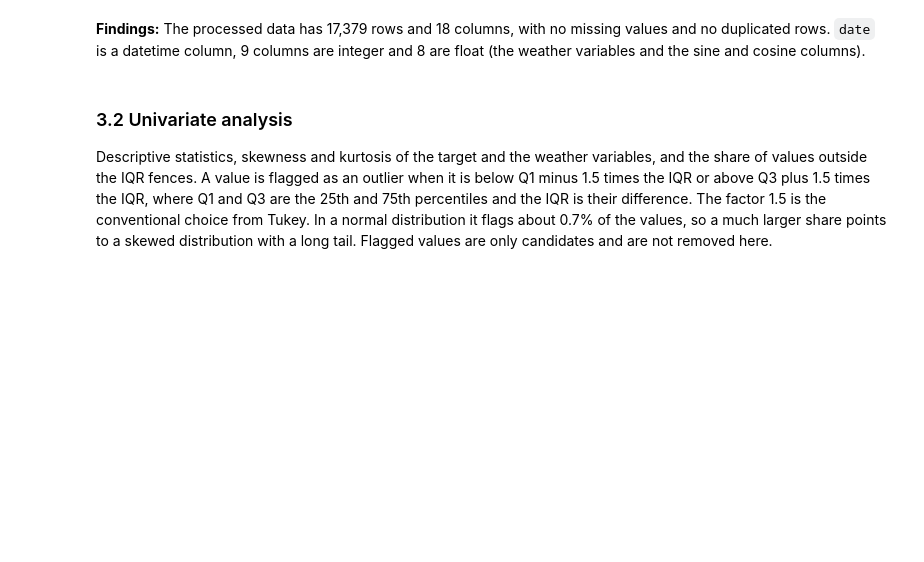
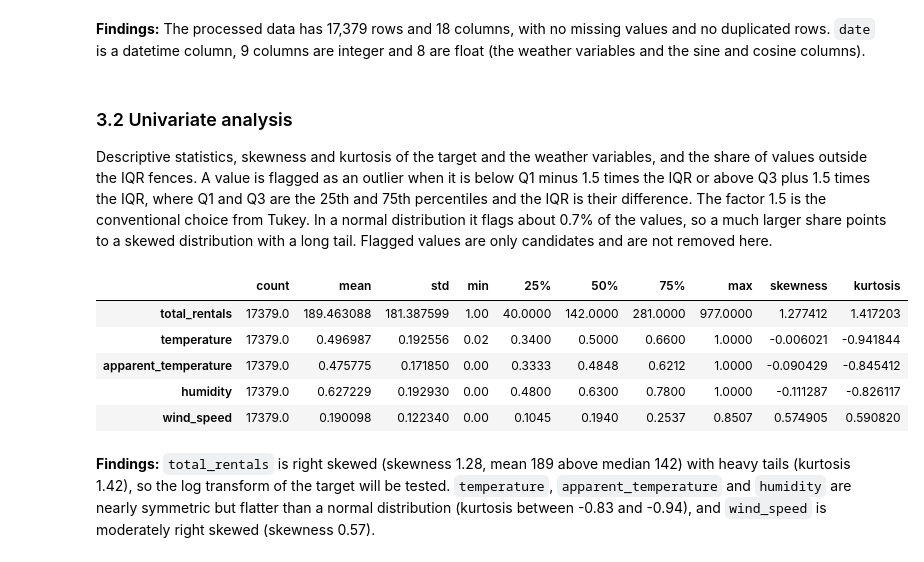
Before and after one commit to Hallason823/MachineLearning-2026.2, a Jupyter notebook: notebooks/01_regression.ipynb, the cells around one changed output. Cells and saved outputs as stored; diff of their text form; code cells hidden in the pictures; blank space fills up the shorter version.

Commit message:
feat: add the count outliers analysis

```diff
--- a/notebooks/01_regression.ipynb
+++ b/notebooks/01_regression.ipynb
@@ -520,3 +526,19 @@ Duplicated rows: 0
 ### 3.2 Univariate analysis
 
 Descriptive statistics, skewness and kurtosis of the target and the weather variables, and the share of values outside the IQR fences. A value is flagged as an outlier when it is below Q1 minus 1.5 times the IQR or above Q3 plus 1.5 times the IQR, where Q1 and Q3 are the 25th and 75th percentiles and the IQR is their difference. The factor 1.5 is the conventional choice from Tukey. In a normal distribution it flags about 0.7% of the values, so a much larger share points to a skewed distribution with a long tail. Flagged values are only candidates and are not removed here.
+# %%
+# Descriptive statistics with skewness and kurtosis for the continuous columns
+df_continuous = df_eda[UNIVARIATE_COLUMNS]
+summary = df_continuous.describe().T
+summary["skewness"] = df_continuous.skew()
+summary["kurtosis"] = df_continuous.kurt()
+summary
+# %% [output]
+|  | count | mean | std | min | 25% | 50% | 75% | max | skewness | kurtosis |
+| total_rentals | 17379.0 | 189.463088 | 181.387599 | 1.00 | 40.0000 | 142.0000 | 281.0000 | 977.0000 | 1.277412 | 1.417203 |
+| temperature | 17379.0 | 0.496987 | 0.192556 | 0.02 | 0.3400 | 0.5000 | 0.6600 | 1.0000 | -0.006021 | -0.941844 |
+| apparent_temperature | 17379.0 | 0.475775 | 0.171850 | 0.00 | 0.3333 | 0.4848 | 0.6212 | 1.0000 | -0.090429 | -0.845412 |
+| humidity | 17379.0 | 0.627229 | 0.192930 | 0.00 | 0.4800 | 0.6300 | 0.7800 | 1.0000 | -0.111287 | -0.826117 |
+| wind_speed | 17379.0 | 0.190098 | 0.122340 | 0.00 | 0.1045 | 0.1940 | 0.2537 | 0.8507 | 0.574905 | 0.590820 |
+# %% [markdown]
+**Findings:** `total_rentals` is right skewed (skewness 1.28, mean 189 above median 142) with heavy tails (kurtosis 1.42), so the log transform of the target will be tested. `temperature`, `apparent_temperature` and `humidity` are nearly symmetric but flatter than a normal distribution (kurtosis between -0.83 and -0.94), and `wind_speed` is moderately right skewed (skewness 0.57).
```
Also changed, not shown: parts of 6 cells of this notebook.
